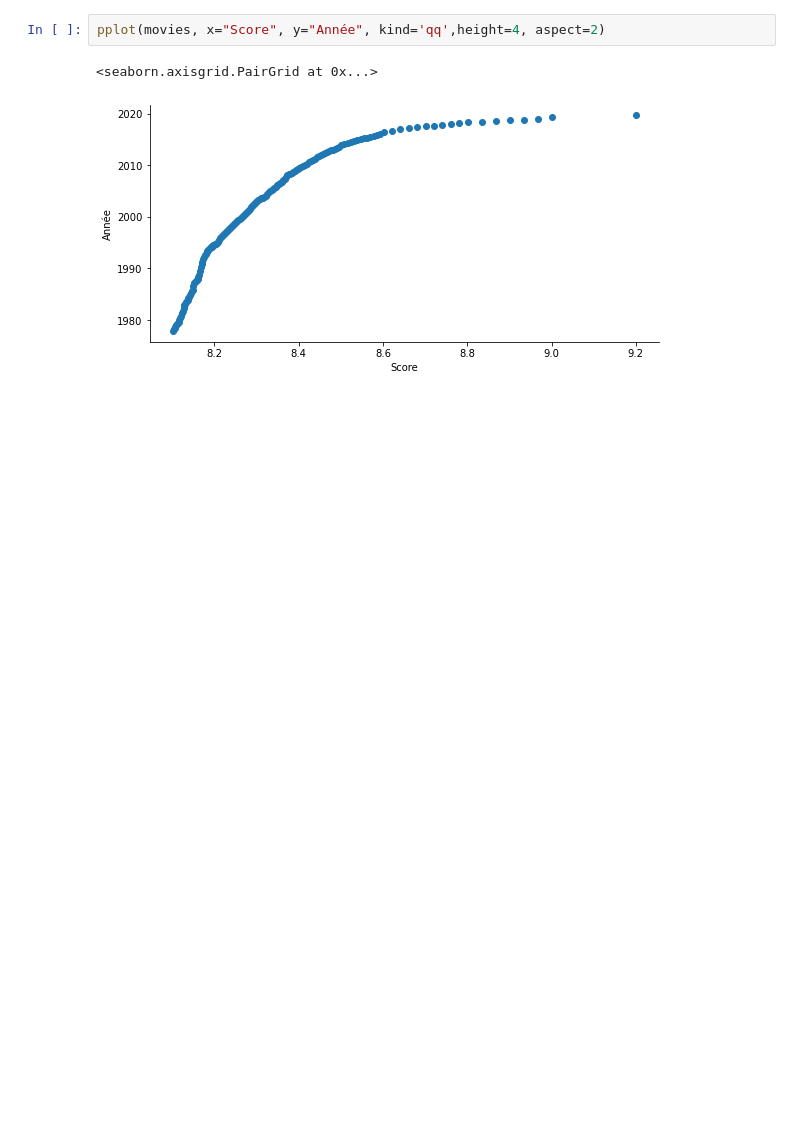
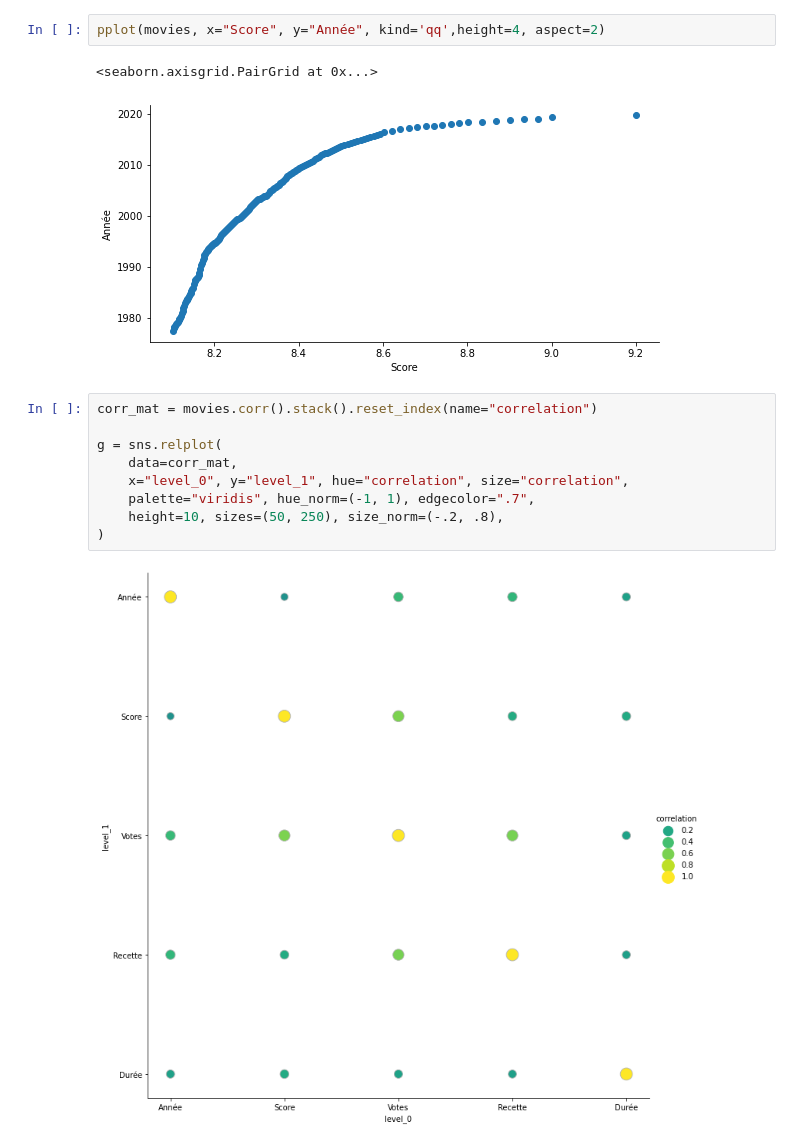
Before and after one commit to clement-camara/imdb-scrapping, a Jupyter notebook: Scraping-IMDB-refacto .ipynb, the cells around one changed output. Drawn from its saved outputs; the diff is of its cells as text; blank space fills up the shorter version.

Commit message:
add some viz corr

```diff
--- a/Scraping-IMDB-refacto .ipynb
+++ b/Scraping-IMDB-refacto .ipynb
@@ -150,3 +137,14 @@ pplot(movies, x="Score", y="Année", kind='qq',height=4, aspect=2)
 # %% [output]
 <seaborn.axisgrid.PairGrid at 0x...>
 [figure]
+# %%
+corr_mat = movies.corr().stack().reset_index(name="correlation")
+
+g = sns.relplot(
+    data=corr_mat,
+    x="level_0", y="level_1", hue="correlation", size="correlation",
+    palette="viridis", hue_norm=(-1, 1), edgecolor=".7",
+    height=10, sizes=(50, 250), size_norm=(-.2, .8),
+)
+# %% [output]
+[figure, added]
```
Also changed, not shown: parts of 12 cells of this notebook.
